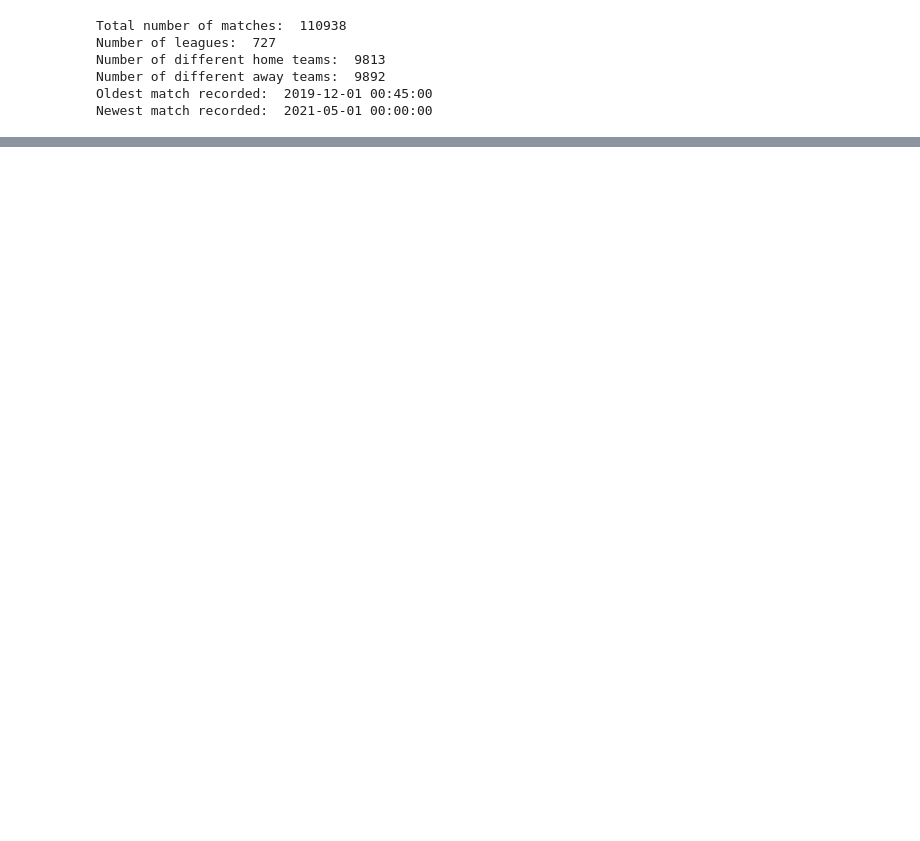
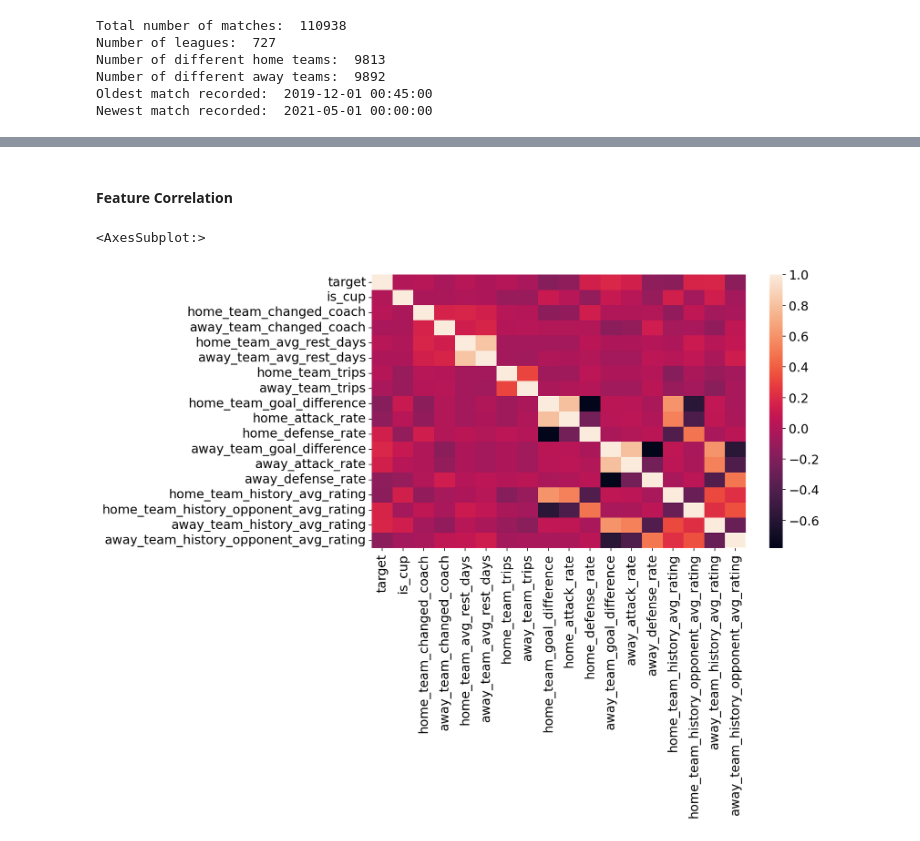
Before and after one commit to conradoboeira/Football-Match-Results-Prediction, a Jupyter notebook: Football_Prediction.ipynb, the cells around one changed output, grey strips where cells are left out. Saved outputs shown, nothing was run; the diff lists cells and outputs as text; code cells hidden in the pictures; blank space fills up the shorter version.

```diff
--- a/Football_Prediction.ipynb
+++ b/Football_Prediction.ipynb
@@ -67,0 +126,3 @@ sns.heatmap(correlation, xticklabels=correlation.columns, yticklabels=correlatio
+# %%
+non_name_cols = [c for c in df.columns if 'name' not in c]
+df = df[non_name_cols]
@@ -67,0 +332,6 @@ sns.heatmap(correlation, xticklabels=correlation.columns, yticklabels=correlatio
+# %%
+id_cols = [c for c in df.columns if '_id' in c]
+df = df.drop(id_cols,1)
+# %%
+df["is_cup"] = df["is_cup"].map({True: 1, False: 0})
+df["target"] = df["target"].map({"home": 0, "draw": 1, "away" : 2})
@@ -67,0 +459,19 @@ sns.heatmap(correlation, xticklabels=correlation.columns, yticklabels=correlatio
+# %% [markdown]
+#### Feature Correlation
+# %%
+# Correlation Heatmap creation
+columns = ['target', 'is_cup', 'home_team_changed_coach',
+       'away_team_changed_coach', 'home_team_avg_rest_days',
+       'away_team_avg_rest_days', 'home_team_trips', 'away_team_trips',
+       'home_team_goal_difference', 'home_attack_rate', 'home_defense_rate',
+       'away_team_goal_difference', 'away_attack_rate', 'away_defense_rate',
+       'home_team_history_avg_rating', 'home_team_history_opponent_avg_rating',
+       'away_team_history_avg_rating',
+       'away_team_history_opponent_avg_rating']
+corr_df = df[columns]
+correlation = corr_df.corr()
+# Plot the heatmap
+sns.heatmap(correlation, xticklabels=correlation.columns, yticklabels=correlation.columns)
+# %% [output]
+<AxesSubplot:>
+[figure, added]
```
Also changed, not shown: parts of 52 cells of this notebook, 12 other files.
